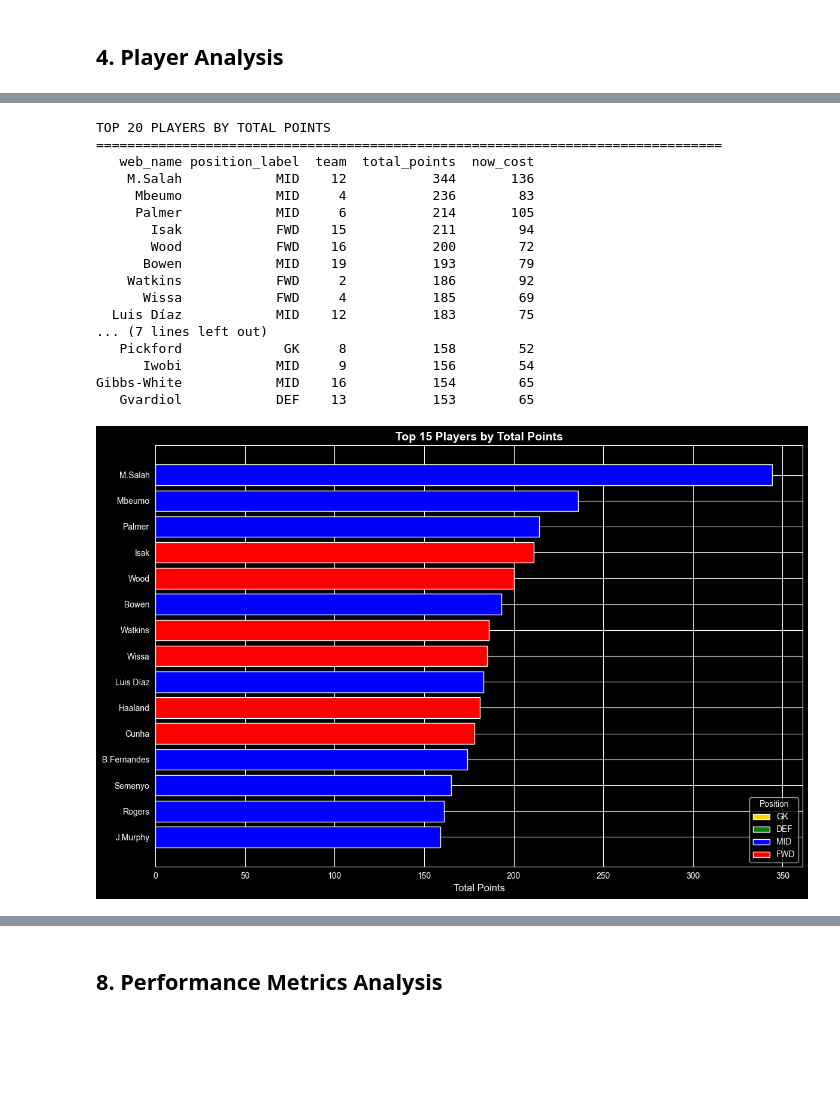
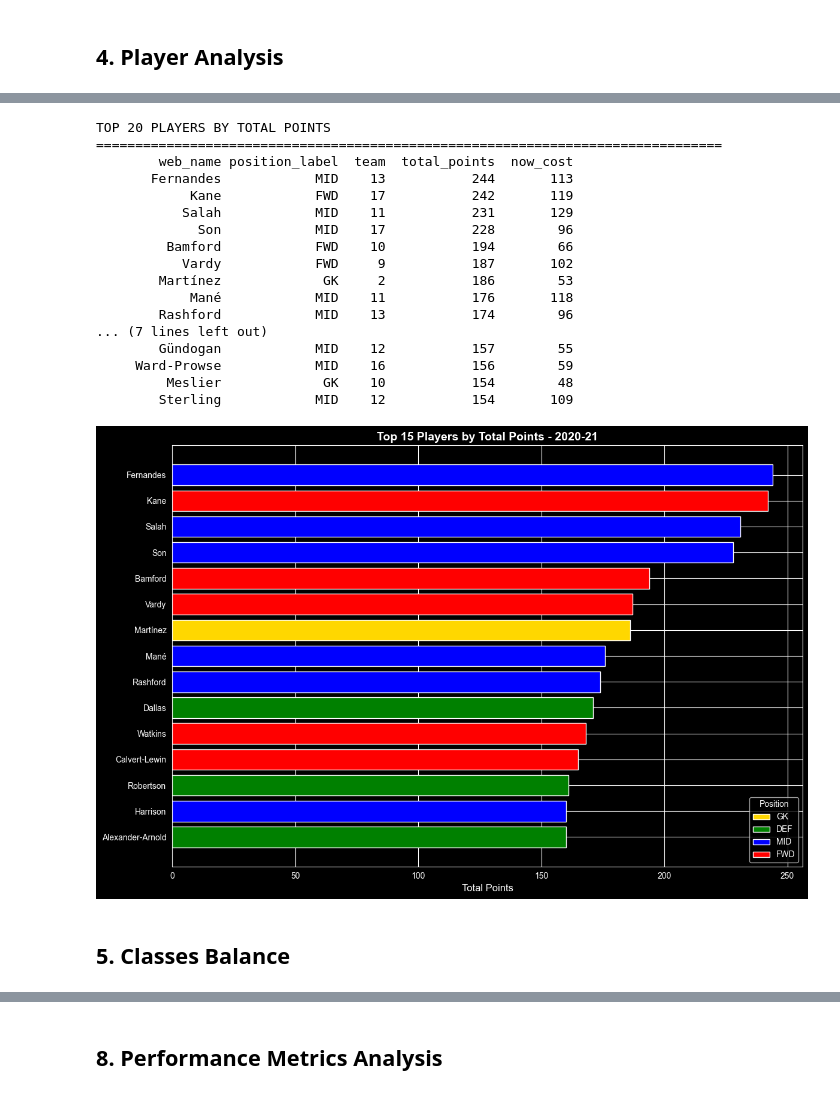
Before and after one commit to ChuckySRB/FPL-ML, a Jupyter notebook: notebooks/01_exploratory_data_analysis.ipynb, the cells around one changed output, grey strips where cells are left out. Drawn from its saved outputs; the diff is of its cells as text; code cells hidden in the pictures; blank space fills up the shorter version.

Commit message:
Point distribution

```diff
--- a/notebooks/01_exploratory_data_analysis.ipynb
+++ b/notebooks/01_exploratory_data_analysis.ipynb
@@ -301,6 +310,10 @@ GAMEWEEK STATISTICS
 # %% [markdown]
 ## 4. Player Analysis
 # %%
+SEASON = ANALYSIS_SEASONS[0]
+players_df = data[SEASON]['players']
+
+
 # Add position labels if not present
 if 'position_label' not in players_df.columns and 'element_type' in players_df.columns:
     players_df['position_label'] = players_df['element_type'].map(POSITIONS)
@@ -344,46 +357,48 @@ Name: count, dtype: int64
 if 'total_points' in players_df.columns and 'web_name' in players_df.columns:
     top_players = players_df.nlargest(20, 'total_points')[['web_name', 'position_label', 'team', 'total_points', 'now_cost']]
 
     print("\nTOP 20 PLAYERS BY TOTAL POINTS")
     print("="*80)
     print(top_players.to_string(index=False))
 
     # Visualize
     plt.figure(figsize=(12, 8))
     top_15 = players_df.nlargest(15, 'total_points')
 
     colors = {'GK': 'gold', 'DEF': 'green', 'MID': 'blue', 'FWD': 'red'}
     bar_colors = [colors.get(pos, 'gray') for pos in top_15['position_label']]
 
     plt.barh(range(len(top_15)), top_15['total_points'], color=bar_colors)
     plt.yticks(range(len(top_15)), top_15['web_name'])
     plt.xlabel('Total Points', fontsize=12)
-    plt.title('Top 15 Players by Total Points', fontsize=14, fontweight='bold')
+    plt.title(f'Top 15 Players by Total Points - {SEASON}', fontsize=14, fontweight='bold')
     plt.gca().invert_yaxis()
 
     # Add legend
     from matplotlib.patches import Patch
     legend_elements = [Patch(facecolor=colors[pos], label=pos) for pos in ['GK', 'DEF', 'MID', 'FWD']]
     plt.legend(handles=legend_elements, title='Position', loc='lower right')
 
     plt.tight_layout()
     plt.show()
 # %% [output]
 TOP 20 PLAYERS BY TOTAL POINTS
 ================================================================================
-   web_name position_label  team  total_points  now_cost
-    M.Salah            MID    12           344       136
-     Mbeumo            MID     4           236        83
-     Palmer            MID     6           214       105
-       Isak            FWD    15           211        94
-       Wood            FWD    16           200        72
-      Bowen            MID    19           193        79
-    Watkins            FWD     2           186        92
-      Wissa            FWD     4           185        69
-  Luis Díaz            MID    12           183        75
+        web_name position_label  team  total_points  now_cost
+       Fernandes            MID    13           244       113
+            Kane            FWD    17           242       119
+           Salah            MID    11           231       129
+             Son            MID    17           228        96
+         Bamford            FWD    10           194        66
+           Vardy            FWD     9           187       102
+        Martínez             GK     2           186        53
+            Mané            MID    11           176       118
+        Rashford            MID    13           174        96
 ... (7 lines left out)
-   Pickford             GK     8           158        52
-      Iwobi            MID     9           156        54
-Gibbs-White            MID    16           154        65
-   Gvardiol            DEF    13           153        65
+        Gündogan            MID    12           157        55
+     Ward-Prowse            MID    16           156        59
+         Meslier             GK    10           154        48
+        Sterling            MID    12           154       109
-[figure, old version]
+[figure, new version]
+# %% [markdown]
+## 5. Classes Balance
```
Also changed, not shown: parts of 6 cells of this notebook.
